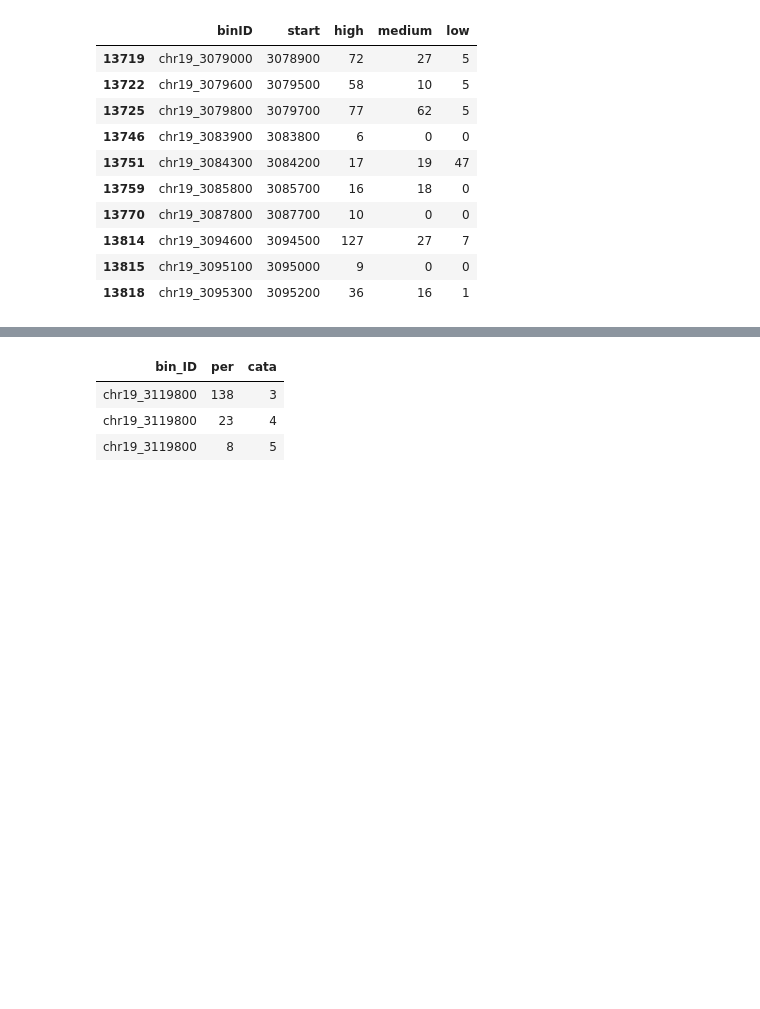
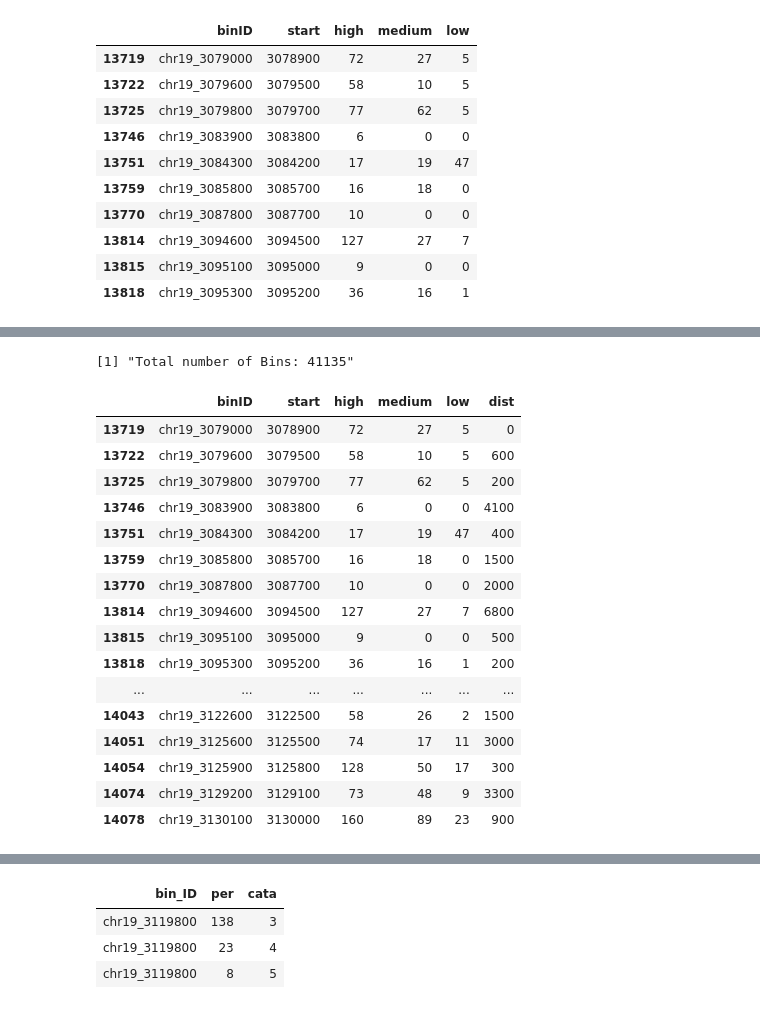
Before and after one commit to W1ndfan/Group_ClubCpG, a Jupyter notebook: group_chr19_A_static_Count_chisq.ipynb, the cells around one changed output, grey strips where cells are left out. Saved outputs shown, nothing was run; the diff lists cells and outputs as text; code cells hidden in the pictures; blank space fills up the shorter version.

```diff
--- a/group_chr19_A_static_Count_chisq.ipynb
+++ b/group_chr19_A_static_Count_chisq.ipynb
@@ -87,3 +57,7 @@ head(clusterdf,10)
+# %%
+paste("Total number of Bins:", nrow(clusterdf))
+# %% [output]
+[1] "Total number of Bins: 41135"
 # %%
 # write.csv(clusterdf, "A_clusterdf_count.csv")
 # %%
@@ -91,3 +65,33 @@ dist_tolerance <- 100
 # meth_tolerance <- 40
 # cor_2_cutoff <- 0.9
 alpha <- 0.05
+# %%
+pre.row <- clusterdf[1,]
+
+dist.fun <- function(row) {
+    dist <- as.numeric(as.character(row["start"])) - as.numeric(as.character(pre.row["start"]))
+    pre.row <<- row
+    return(c(row["binID"], row["start"], row["high"], row["medium"], row["low"], dist = dist))
+}
+
+dist.result <- t(apply(clusterdf, 1, dist.fun))
+dist.result <- as.data.frame(dist.result)
+head(dist.result, 30)
+# %% [output]
+|  | binID | start | high | medium | low | dist |
+| 13719 | chr19_3079000 | 3078900 | 72 | 27 | 5 | 0 |
+| 13722 | chr19_3079600 | 3079500 | 58 | 10 | 5 | 600 |
+| 13725 | chr19_3079800 | 3079700 | 77 | 62 | 5 | 200 |
+| 13746 | chr19_3083900 | 3083800 | 6 | 0 | 0 | 4100 |
+| 13751 | chr19_3084300 | 3084200 | 17 | 19 | 47 | 400 |
+| 13759 | chr19_3085800 | 3085700 | 16 | 18 | 0 | 1500 |
+| 13770 | chr19_3087800 | 3087700 | 10 | 0 | 0 | 2000 |
+| 13814 | chr19_3094600 | 3094500 | 127 | 27 | 7 | 6800 |
+| 13815 | chr19_3095100 | 3095000 | 9 | 0 | 0 | 500 |
+| 13818 | chr19_3095300 | 3095200 | 36 | 16 | 1 | 200 |
+| ... | ... | ... | ... | ... | ... | ... |
+| 14043 | chr19_3122600 | 3122500 | 58 | 26 | 2 | 1500 |
+| 14051 | chr19_3125600 | 3125500 | 74 | 17 | 11 | 3000 |
+| 14054 | chr19_3125900 | 3125800 | 128 | 50 | 17 | 300 |
+| 14074 | chr19_3129200 | 3129100 | 73 | 48 | 9 | 3300 |
+| 14078 | chr19_3130100 | 3130000 | 160 | 89 | 23 | 900 |
```
Also changed, not shown: parts of 21 cells of this notebook, 1 other file.
